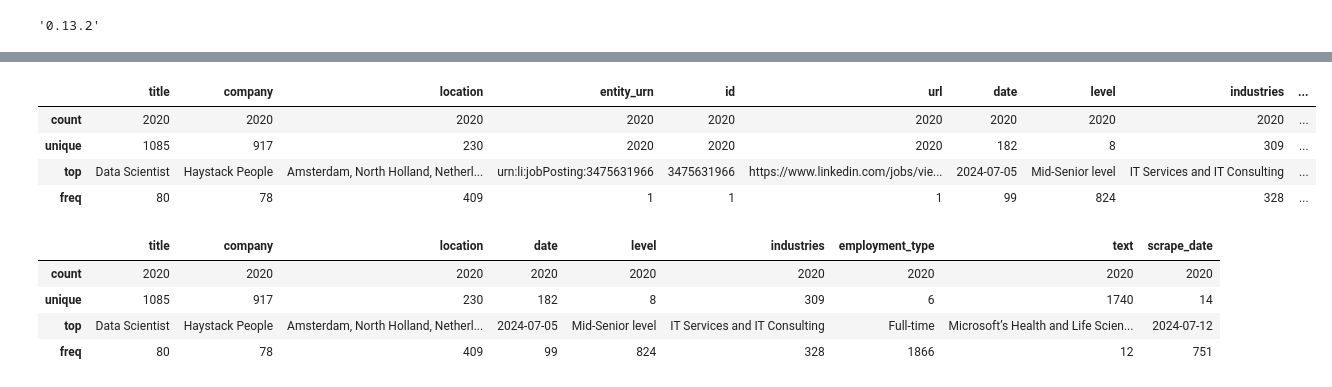
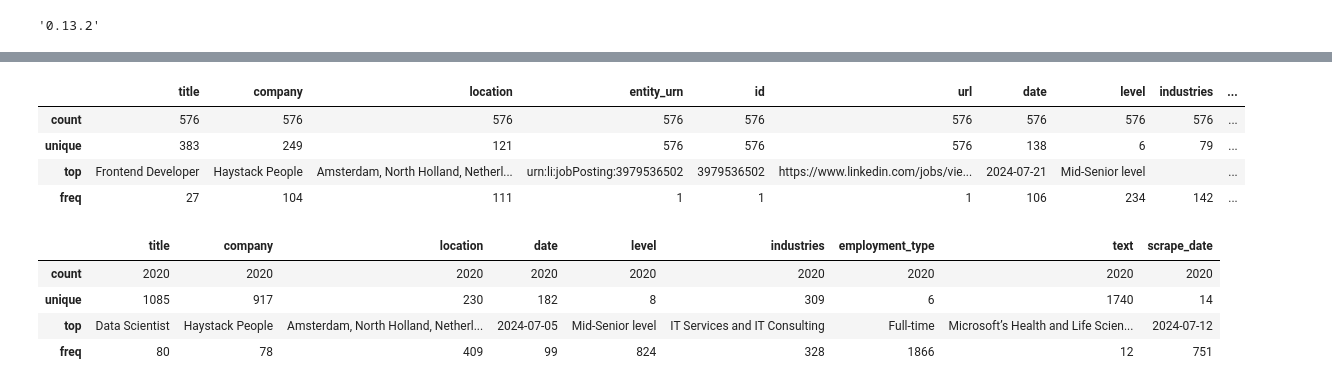
Before and after one commit to lanfeitiao/data_job_analysis, a Jupyter notebook: notebooks/0.01-data-exploration.ipynb, the cells around one changed output, grey strips where cells are left out. Cells and saved outputs as stored; diff of their text form; code cells hidden in the pictures.

Commit message:
data updated: load pickle file from url

```diff
--- a/notebooks/0.01-data-exploration.ipynb
+++ b/notebooks/0.01-data-exploration.ipynb
@@ -65,9 +67,9 @@ TypeError: file must have 'read' and 'readline' attributes
 # %%
-raw_df.describe()
+jobs_developer_df.describe()
 # %% [output]
 |  | title | company | location | entity_urn | id | url | date | level | industries | ... |
-| count | 2020 | 2020 | 2020 | 2020 | 2020 | 2020 | 2020 | 2020 | 2020 | ... |
-| unique | 1085 | 917 | 230 | 2020 | 2020 | 2020 | 182 | 8 | 309 | ... |
-| top | Data Scientist | Haystack People | Amsterdam, North Holland, Netherl... | urn:li:jobPosting:3475631966 | 3475631966 | https://www.linkedin.com/jobs/vie... | 2024-07-05 | Mid-Senior level | IT Services and IT Consulting | ... |
-| freq | 80 | 78 | 409 | 1 | 1 | 1 | 99 | 824 | 328 | ... |
+| count | 576 | 576 | 576 | 576 | 576 | 576 | 576 | 576 | 576 | ... |
+| unique | 383 | 249 | 121 | 576 | 576 | 576 | 138 | 6 | 79 | ... |
+| top | Frontend Developer | Haystack People | Amsterdam, North Holland, Netherl... | urn:li:jobPosting:3979536502 | 3979536502 | https://www.linkedin.com/jobs/vie... | 2024-07-21 | Mid-Senior level |  | ... |
+| freq | 27 | 104 | 111 | 1 | 1 | 1 | 106 | 234 | 142 | ... |
 # %%
```
Also changed, not shown: parts of 18 cells of this notebook.
